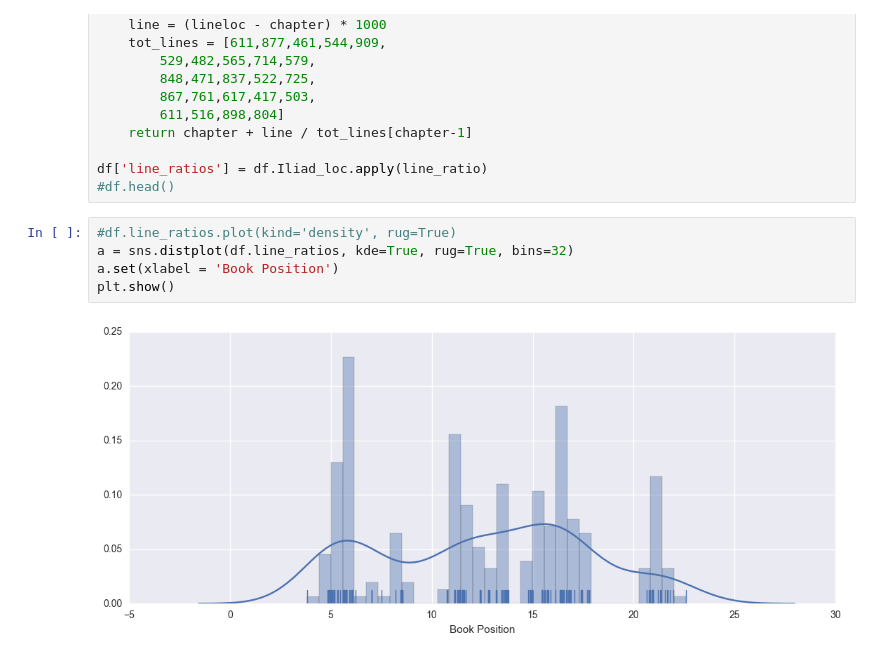
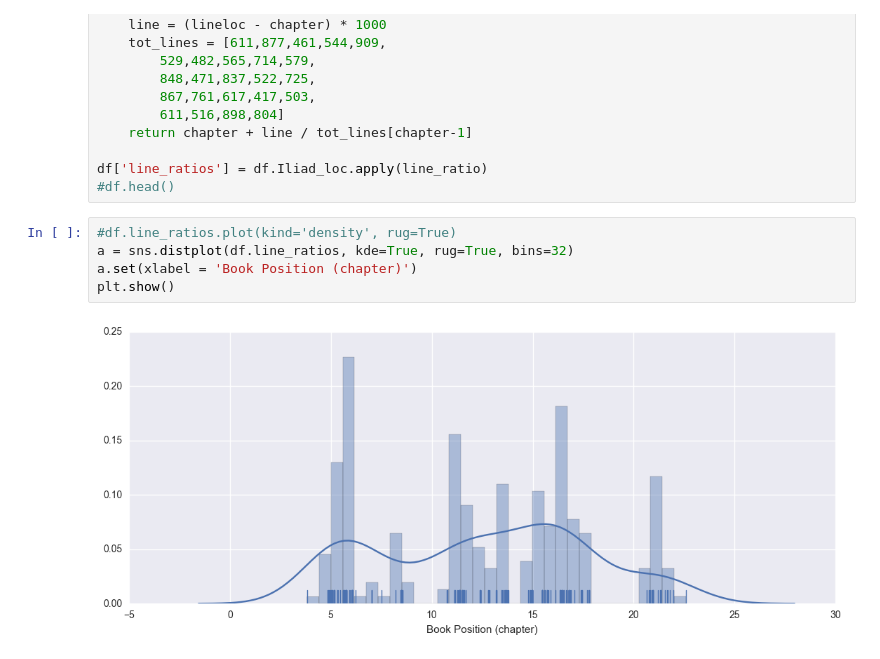
Before and after one commit to djevans071/Iliad-battles, a Jupyter notebook: Iliad_battles.ipynb, the cells around one changed output. Cells and saved outputs as stored; diff of their text form.

```diff
--- a/Iliad_battles.ipynb
+++ b/Iliad_battles.ipynb
@@ -154,7 +152,7 @@ df['line_ratios'] = df.Iliad_loc.apply(line_ratio)
 # %%
 #df.line_ratios.plot(kind='density', rug=True)
 a = sns.distplot(df.line_ratios, kde=True, rug=True, bins=32)
-a.set(xlabel = 'Book Position')
+a.set(xlabel = 'Book Position (chapter)')
 plt.show()
 # %% [output]
-[figure, old version]
+[figure, new version]
```
Also changed, not shown: parts of 16 cells of this notebook, 1 other file.
